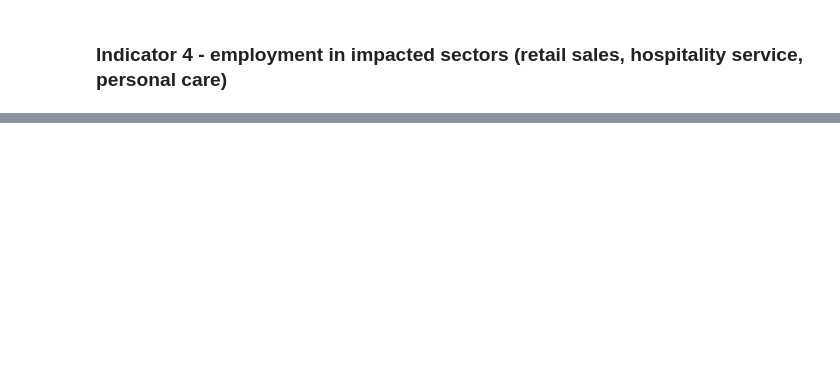
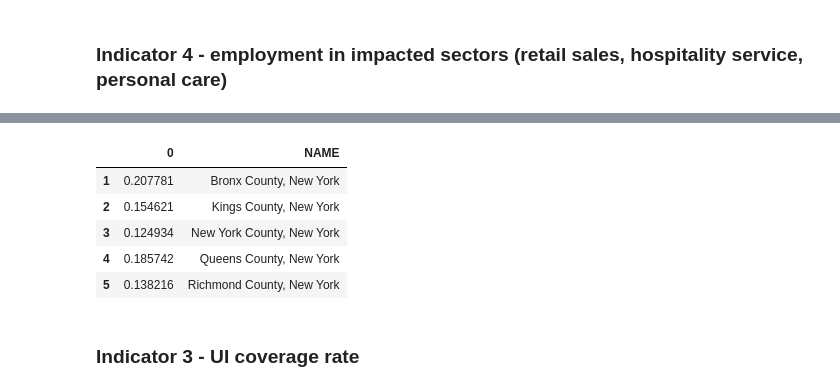
Before and after one commit to community-insight-impact/cvi_ucla_partnership, a Jupyter notebook: notebooks/merge_data_rent.ipynb, the cells around one changed output, grey strips where cells are left out. Saved outputs shown, nothing was run; the diff lists cells and outputs as text; code cells hidden in the pictures; blank space fills up the shorter version.

Commit message:
indic 3 done

```diff
--- a/notebooks/merge_data_rent.ipynb
+++ b/notebooks/merge_data_rent.ipynb
@@ -289,0 +301,19 @@ employment.head()
+# %%
+indic3= (sexByOccop['C24010_026E'][1:].astype(float) + sexByOccop['C24010_062E'][1:].astype(float)+
+          indusByOccup['C24050_040E'][1:].astype(float) +
+          indusByOccup['C24050_048E'][1:].astype(float))/ indusByOccup['C24050_001E'][1:].astype(float)
+
+indic3 = pd.DataFrame(indic3)
+indic3['NAME'] = indusByOccup['NAME']
+indic3.head()
+
+# column 0 is % of Workers At Risk of Job Displacement
+# %% [output]
+|  | 0 | NAME |
+| 1 | 0.207781 | Bronx County, New York |
+| 2 | 0.154621 | Kings County, New York |
+| 3 | 0.124934 | New York County, New York |
+| 4 | 0.185742 | Queens County, New York |
+| 5 | 0.138216 | Richmond County, New York |
+# %% [markdown]
+### Indicator 3 - UI coverage rate
```
Also changed, not shown: parts of 13 cells of this notebook.
